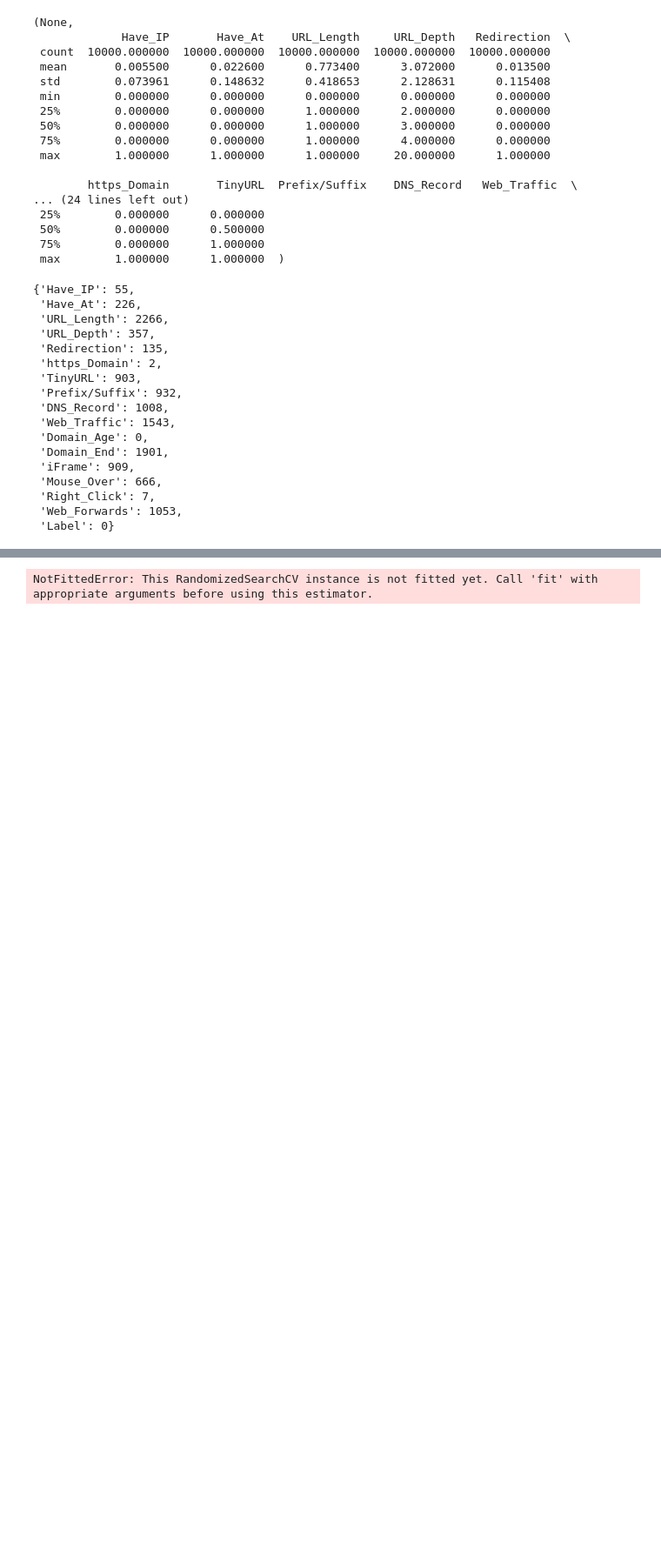
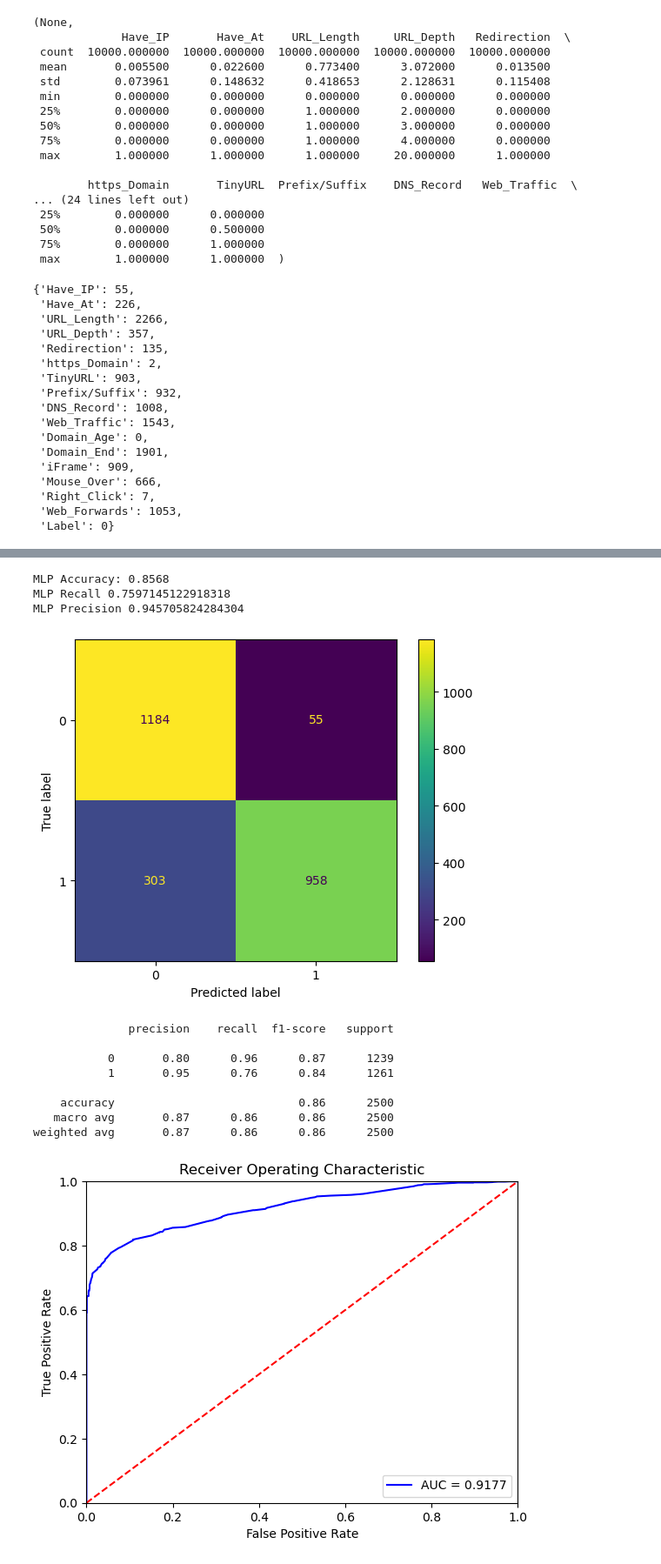
Before and after one commit to kwyo1201/Phishing-URL-Detection_Data-mining, a Jupyter notebook: main.ipynb, the cells around one changed output, grey strips where cells are left out. Shown: that part at 87% size. Drawn from its saved outputs; the diff is of its cells as text; code cells hidden in the pictures; blank space fills up the shorter version.

```diff
--- a/main.ipynb
+++ b/main.ipynb
@@ -82,9 +82,28 @@ outliers
 X = data.drop(["Label","Domain"], axis=1)
 y = data["Label"]
 X_train, X_test, y_train, y_test = train_test_split(X,y,test_size=.25)
+# %%
+def plot_roc_curve(classifier, X_test,y_test):
+    y_scores = classifier.predict_proba(X_test)[:, 1]
+    fpr, tpr, thresholds = roc_curve(y_test,y_scores)
+    roc_auc = auc(fpr, tpr)
+    plt.title('Receiver Operating Characteristic')
+    plt.plot(fpr, tpr, 'b', label = 'AUC = %0.4f' % roc_auc)
+    plt.legend(loc = 'lower right')
+    plt.plot([0, 1], [0, 1],'r--')
+    plt.xlim([0, 1])
+    plt.ylim([0, 1])
+    plt.ylabel('True Positive Rate')
+    plt.xlabel('False Positive Rate')
+    plt.show()
+# %%
+def plot_confusion_matrix(classifier, confusion_matrix):
+    disp = ConfusionMatrixDisplay(confusion_matrix=confusion_matrix,display_labels=classifier.classes_)
+    disp.plot()
+    plt.show()
 # %%
 #Neural Network
-parameters = {'activation': ['identity', 'logistic', 'tanh', 'relu'], 'solver': ['lbfgs','adam','sgd'], 'hidden_layer_sizes':np.arange(5, 15),'max_iter':[500,600,700,800,900,1000]}
+parameters = {'activation': ['identity', 'logistic', 'tanh', 'relu'], 'solver': ['lbfgs','adam','sgd'], 'hidden_layer_sizes':np.arange(5, 15),'max_iter':[1000,1100,1200,1300,1400],'alpha':uniform(.0001,.01)}
 mlp_clf = RandomizedSearchCV(MLPClassifier(), param_distributions=parameters,scoring='accuracy',n_jobs=-1)
 mlp_clf.fit(X_train, y_train)
 print(mlp_clf.best_params_)
@@ -110,29 +117,32 @@ KeyboardInterrupt:
-# %%
-def plot_roc_curve(classifier, X_test,y_test):
-    y_scores = classifier.predict_proba(X_test)[:, 1]
-    fpr, tpr, thresholds = roc_curve(y_test,y_scores)
-    roc_auc = auc(fpr, tpr)
-    plt.title('Receiver Operating Characteristic')
-    plt.plot(fpr, tpr, 'b', label = 'AUC = %0.2f' % roc_auc)
-    plt.legend(loc = 'lower right')
-    plt.plot([0, 1], [0, 1],'r--')
-    plt.xlim([0, 1])
-    plt.ylim([0, 1])
-    plt.ylabel('True Positive Rate')
-    plt.xlabel('False Positive Rate')
-    plt.show()
 # %%
 y_pred = mlp_clf.predict(X_test)
+
 mlp_accuracy = accuracy_score(y_test,y_pred)
 mlp_recall = recall_score(y_test,y_pred)
 mlp_precision = precision_score(y_test,y_pred)
+
 print("MLP Accuracy:",mlp_accuracy,"\nMLP Recall",mlp_recall,"\nMLP Precision",mlp_precision)
-print(confusion_matrix(y_test,y_pred))
+
+mlp_confusion_matrix = confusion_matrix(y_test,y_pred)
+plot_confusion_matrix(mlp_clf,mlp_confusion_matrix)
+
 print(classification_report(y_test,y_pred))
 
 plot_roc_curve(mlp_clf,X_test,y_test)
 # %% [output]
-NotFittedError: This RandomizedSearchCV instance is not fitted yet. Call 'fit' with appropriate arguments before using this estimator.
+MLP Accuracy: 0.8568
+MLP Recall 0.7597145122918318
+MLP Precision 0.945705824284304
+[figure, added]
+              precision    recall  f1-score   support
+
+           0       0.80      0.96      0.87      1239
+           1       0.95      0.76      0.84      1261
+
+    accuracy                           0.86      2500
+   macro avg       0.87      0.86      0.86      2500
+weighted avg       0.87      0.86      0.86      2500
+[figure, added]
 # %%
 #Random Forest
 
```
Also changed, not shown: parts of 4 cells of this notebook.
